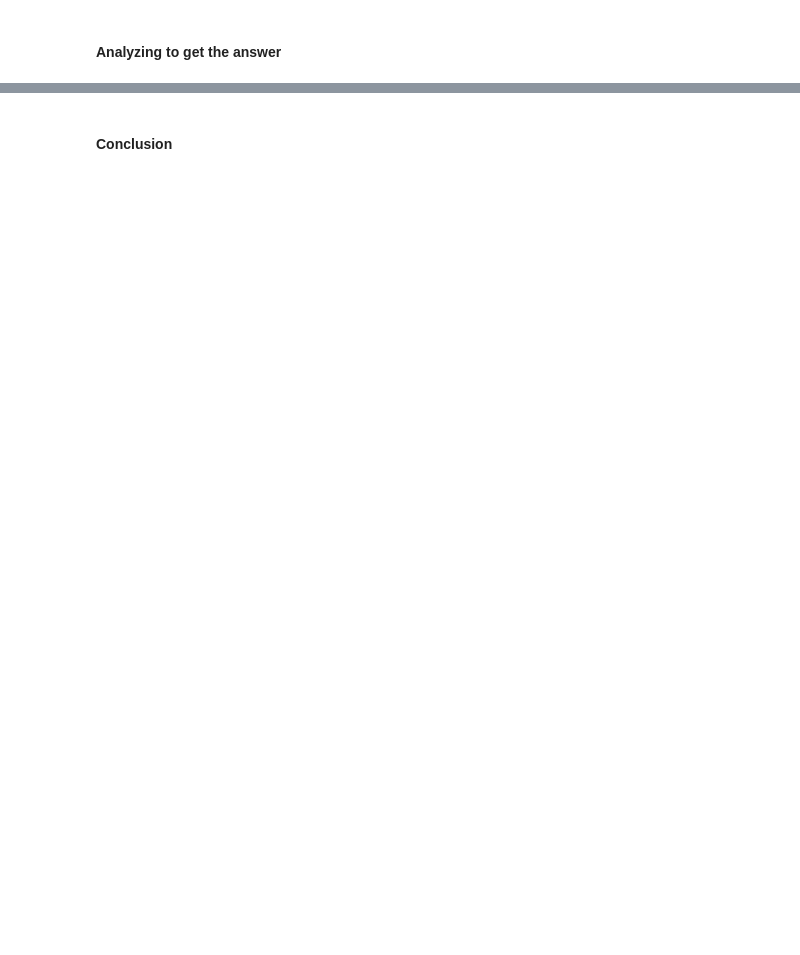
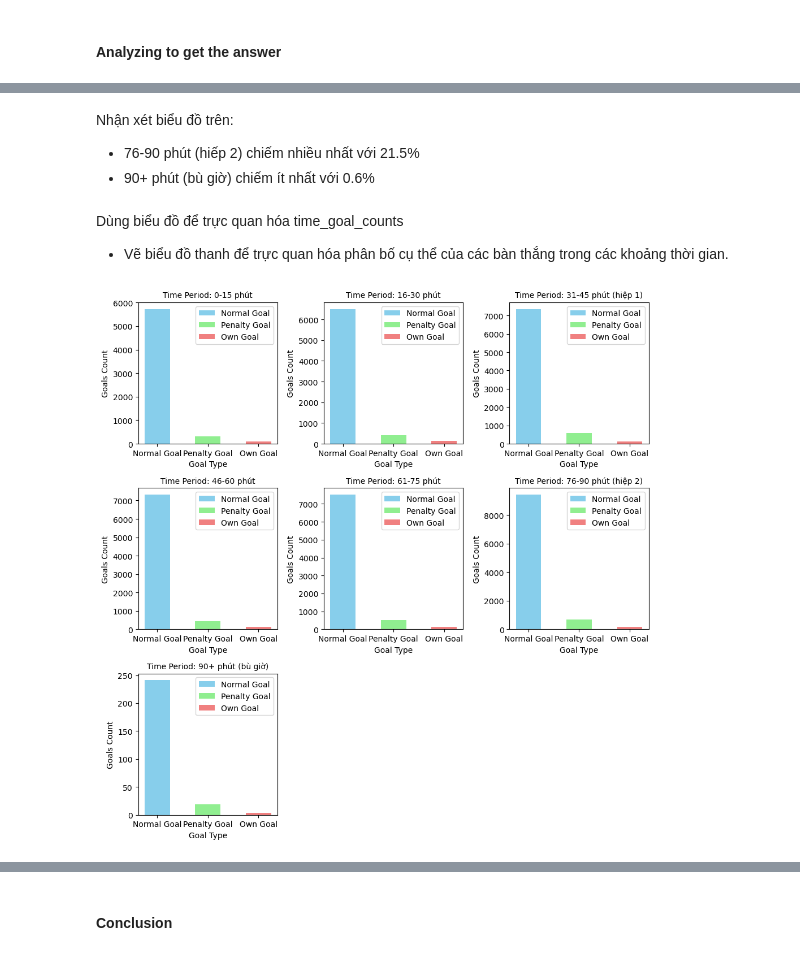
Before and after one commit to trgtanhh04/Programming4DS_Final, a Jupyter notebook: P4S.ipynb, the cells around one changed output, grey strips where cells are left out. Saved outputs shown, nothing was run; the diff lists cells and outputs as text; code cells hidden in the pictures; blank space fills up the shorter version.

```diff
--- a/P4S.ipynb
+++ b/P4S.ipynb
@@ -1219,0 +1508,43 @@ Qua những phân tích và trực quan của ở trên, chúng ta đã tìm ra
+# %% [markdown]
+Nhận xét biểu đồ trên:
+- 76-90 phút (hiếp 2) chiếm nhiều nhất với 21.5%
+- 90+ phút (bù giờ) chiếm ít nhất với 0.6%
+# %% [markdown]
+Dùng biểu đồ để trực quan hóa time_goal_counts
+- Vẽ biểu đồ thanh để trực quan hóa phân bố cụ thể của các bàn thắng trong các khoảng thời gian.
+# %%
+fig, axes = plt.subplots(3, 3, figsize=(10, 10))
+
+axes = axes.flatten()
+time_period = time_goal_counts['time_period'].tolist()
+
+# Màu sắc
+colors = {
+    'normal_goals': 'skyblue',
+    'penalty_goals': 'lightgreen',
+    'own_goals': 'lightcoral'
+}
+
+# Vẽ từng biểu đồ cho mỗi khoảng thời gian
+for i, time_group in enumerate(time_period):
+
+    group_data = time_goal_counts[time_goal_counts['time_period'] == time_group]
+
+    axes[i].bar(['Normal Goal'], group_data['normal_goals'], label='Normal Goal', color=colors['normal_goals'], width=0.5)
+    axes[i].bar(['Penalty Goal'], group_data['penalty_goals'], label='Penalty Goal', color=colors['penalty_goals'], width=0.5)
+    axes[i].bar(['Own Goal'], group_data['own_goals'], label='Own Goal', color=colors['own_goals'], width=0.5)
+
+    axes[i].set_title(f"Time Period: {time_group}", fontsize=10)
+    axes[i].set_ylabel("Goals Count", fontsize=10)
+    axes[i].set_xlabel("Goal Type", fontsize=10)
+
+
+    axes[i].legend()
+
+for i in range(len(time_period), len(axes)):
+    axes[i].axis('off')
+
+plt.tight_layout()
+plt.show()
+# %% [output]
+[figure, added]
```
Also changed, not shown: parts of 53 cells of this notebook.
